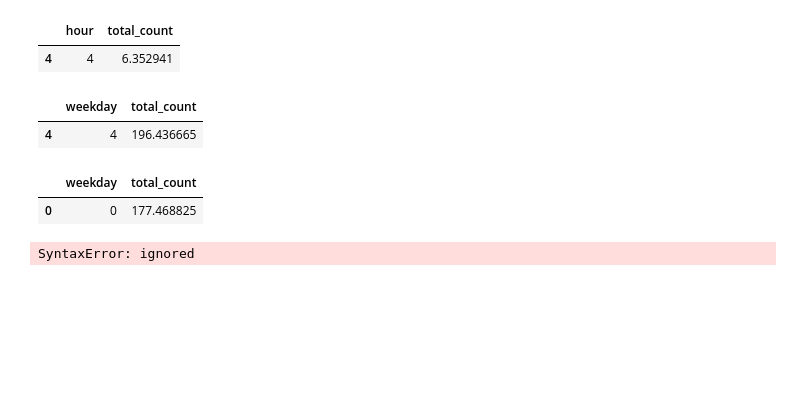
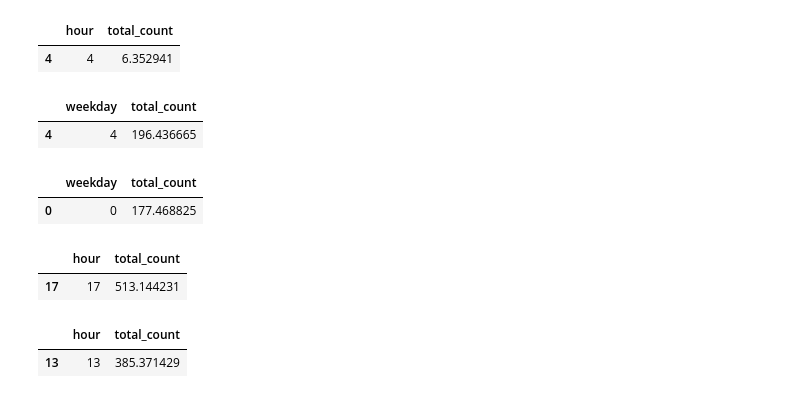
Before and after one commit to wallaceleonardo/bootcamp-IGTI-Desenvolvedor_Python, a Jupyter notebook: Desafio_Modulo_2.ipynb, the cells around one changed output. Saved outputs shown, nothing was run; the diff lists cells and outputs as text; code cells hidden in the pictures; blank space fills up the shorter version.

```diff
--- a/Desafio_Modulo_2.ipynb
+++ b/Desafio_Modulo_2.ipynb
@@ -172,9 +172,15 @@ filtro[filtro['total_count'] == filtro['total_count'].min()]
 | 0 | 0 | 177.468825 |
 # %%
 # n. Às quartas-feiras (weekday = 3), qual o horário do dia contém a maior média de locações de bicicletas?
-filtro = df.groupby('weekday' = 3)['total_count'].mean().reset_index()
-filtro[filtro['total_count'] == filtro['total_count'].min()]
+filtro = df[df['weekday'] == 3].groupby('hour')['total_count'].mean().reset_index()
+filtro[filtro['total_count'] == filtro['total_count'].max()]
 # %% [output]
-SyntaxError: ignored
+|  | hour | total_count |
+| 17 | 17 | 513.144231 |
 # %%
 # o. Aos sábados (weekday = 6), qual o horário do dia contém a maior média de locações de bicicletas?
+filtro = df[df['weekday'] == 6].groupby('hour')['total_count'].mean().reset_index()
+filtro[filtro['total_count'] == filtro['total_count'].max()]
+# %% [output]
+|  | hour | total_count |
+| 13 | 13 | 385.371429 |
```
